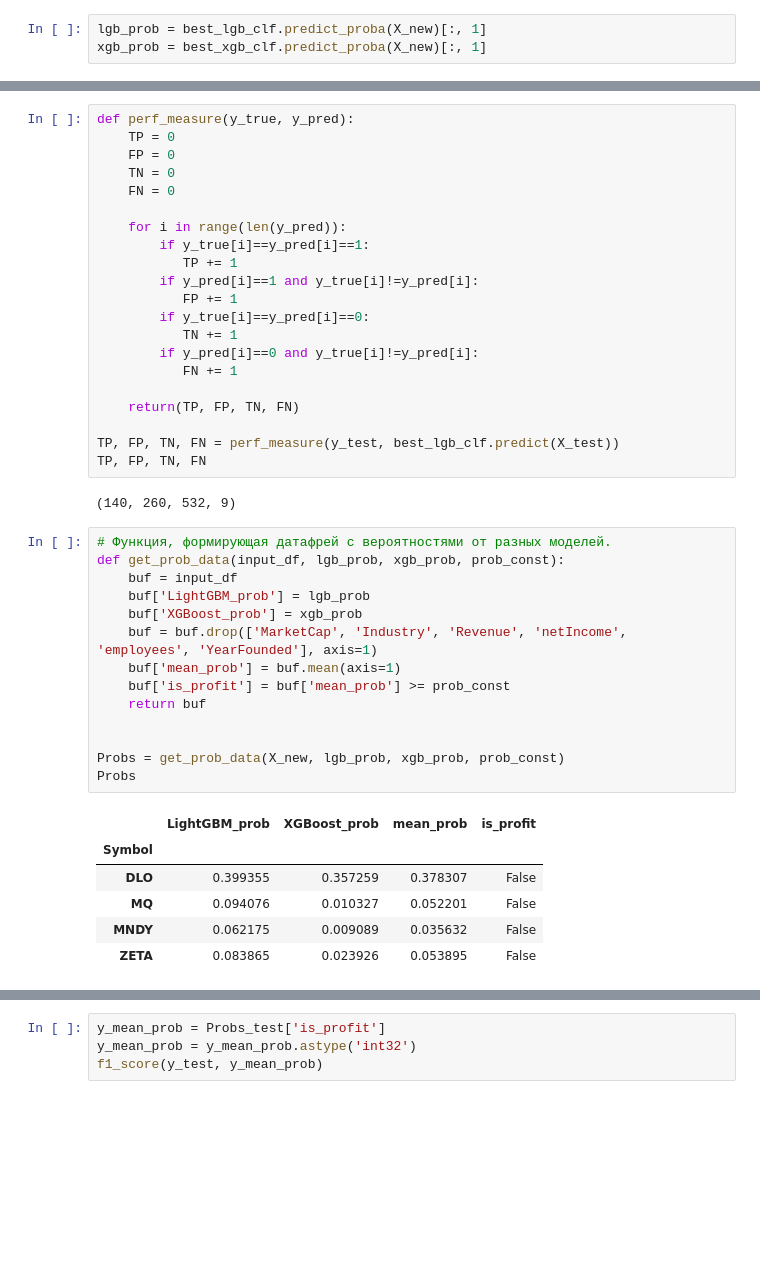
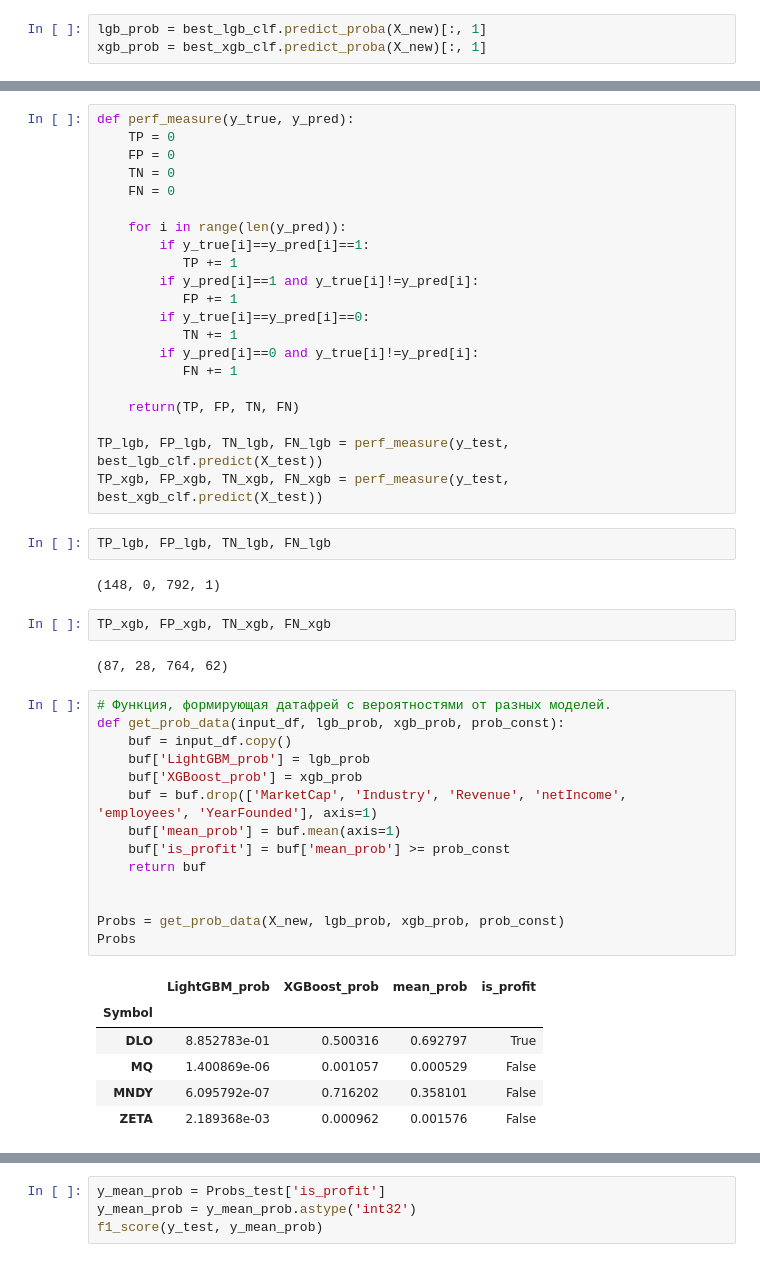
Before and after one commit to Fisher174/IPO, a Jupyter notebook: jupyter_IPO_final.ipynb, the cells around one changed output, grey strips where cells are left out. Cells and saved outputs as stored; diff of their text form; blank space fills up the shorter version.

```diff
--- a/jupyter_IPO_final.ipynb
+++ b/jupyter_IPO_final.ipynb
@@ -343,31 +358,37 @@ def perf_measure(y_true, y_pred):
 
     return(TP, FP, TN, FN)
 
-TP, FP, TN, FN = perf_measure(y_test, best_lgb_clf.predict(X_test))
-TP, FP, TN, FN
+TP_lgb, FP_lgb, TN_lgb, FN_lgb = perf_measure(y_test, best_lgb_clf.predict(X_test))
+TP_xgb, FP_xgb, TN_xgb, FN_xgb = perf_measure(y_test, best_xgb_clf.predict(X_test))
-# %% [output]
-(140, 260, 532, 9)
+# %%
+TP_lgb, FP_lgb, TN_lgb, FN_lgb
+# %% [output]
+(148, 0, 792, 1)
+# %%
+TP_xgb, FP_xgb, TN_xgb, FN_xgb
+# %% [output]
+(87, 28, 764, 62)
 # %%
 # Функция, формирующая датафрей с вероятностями от разных моделей.
 def get_prob_data(input_df, lgb_prob, xgb_prob, prob_const):
-    buf = input_df
+    buf = input_df.copy()
     buf['LightGBM_prob'] = lgb_prob
     buf['XGBoost_prob'] = xgb_prob
     buf = buf.drop(['MarketCap', 'Industry', 'Revenue', 'netIncome', 'employees', 'YearFounded'], axis=1)
     buf['mean_prob'] = buf.mean(axis=1)
     buf['is_profit'] = buf['mean_prob'] >= prob_const
     return buf
 
 
 Probs = get_prob_data(X_new, lgb_prob, xgb_prob, prob_const)
 Probs
 # %% [output]
 |  | LightGBM_prob | XGBoost_prob | mean_prob | is_profit |
 | Symbol |  |  |  |  |
-| DLO | 0.399355 | 0.357259 | 0.378307 | False |
-| MQ | 0.094076 | 0.010327 | 0.052201 | False |
-| MNDY | 0.062175 | 0.009089 | 0.035632 | False |
-| ZETA | 0.083865 | 0.023926 | 0.053895 | False |
+| DLO | 8.852783e-01 | 0.500316 | 0.692797 | True |
+| MQ | 1.400869e-06 | 0.001057 | 0.000529 | False |
+| MNDY | 6.095792e-07 | 0.716202 | 0.358101 | False |
+| ZETA | 2.189368e-03 | 0.000962 | 0.001576 | False |
 # %%
 for i in range(len(X_new.index)):
     print("%s | is profit = %d | probability of profit (LightGBM, XGBoost) = %.1f%%, %.1f%%"
```
Also changed, not shown: parts of 10 cells of this notebook.
